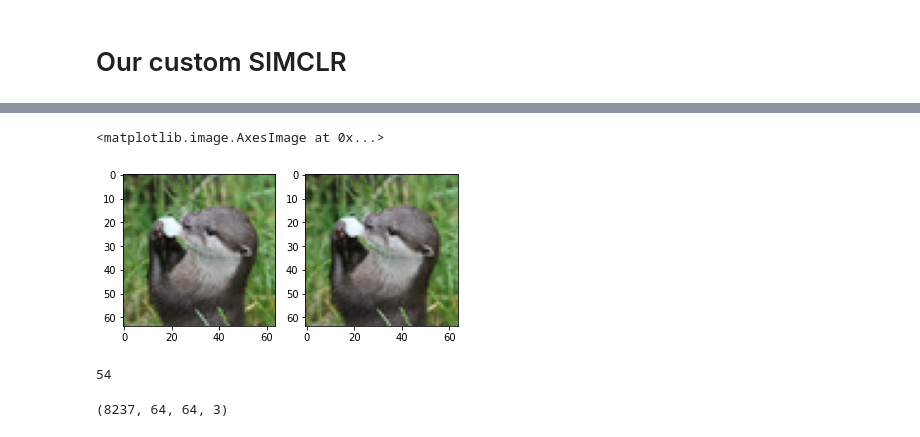
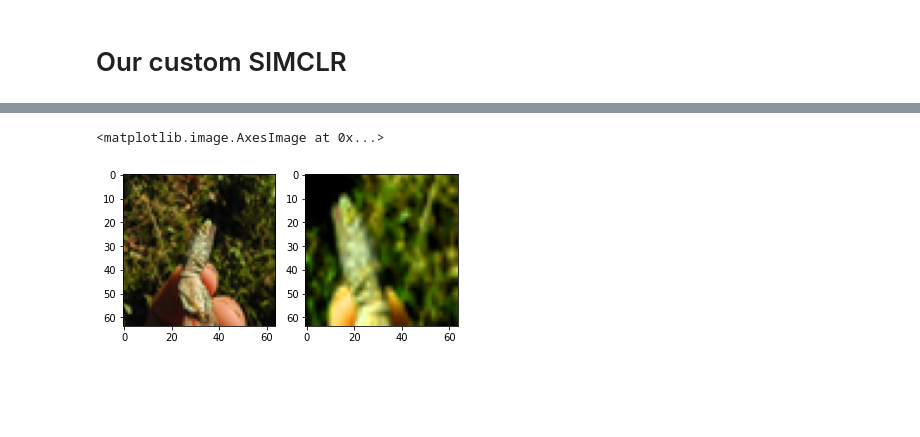
Before and after one commit to leagaze/contrastive-learning, a Jupyter notebook: Projet.ipynb, the cells around one changed output, grey strips where cells are left out. Saved outputs shown, nothing was run; the diff lists cells and outputs as text; code cells hidden in the pictures; blank space fills up the shorter version.

```diff
--- a/Projet.ipynb
+++ b/Projet.ipynb
@@ -149,4 +102,5 @@ x_lab, y_lab, x_unlab, x_test, y_test = load_semisup_data(path, CLASSES, image_s
 # %%
+x_lab, y_lab, x_unlab, x_test, y_test = load_semisup_data(path, CLASSES)
 print(x_lab.shape, y_lab.shape)
 print(x_unlab.shape)
 print(x_test.shape, y_test.shape)
@@ -228,0 +251,12 @@ _________________________________________________________________
+# %%
+preds=model.predict(x_lab)
+#print(preds.shape)
+fig, axes = plt.subplots(5, 1, figsize=(15, 15))
+for i in range(5):
+  axes[i].imshow(x_test[i*100]/255.)
+  true_text = CLASSES[int(y_test[i*100])]
+  pred_text = CLASSES[np.argmax(preds[i*100])]
+  axes[i].axis('off')
+  axes[i].text(64, 32, 'Ground truth: ' + true_text + '\n' + ' Prediction: ' + pred_text)
+
+model.evaluate(x_lab, y_lab)
@@ -229,7 +267,2 @@ _________________________________________________________________
 # %% [markdown]
 # Our custom SIMCLR
-# %%
-#récupération d'un tenseur pour tester notre fonction d'augmentation
-x_lab=tf.cast(x_lab, tf.float32)
-#test_tensor=x_lab[1]
-#test_tensor=np.array(test_tensor)
@@ -262,13 +268,0 @@ def gen_augmentation(batch):
-# %%
-def gen_augmentation(batch):
-#Cette fonction pioche une augmentation dans augmentations et l'applique au batch. Le papier montre qu'il est nécessaire d'avoir au minimum deux augmentations dans compose pour un apprentissage contrastif efficace.
-  augmentations=[A.ColorJitter(),A.HorizontalFlip(),A.GaussNoise(var_limit=0.001),A.Rotate(),A.ColorJitter(),A.VerticalFlip()]
-  arr=[]
-  for i in range(0,2): #remplacer 2 par n si on souhaite appliquer n augmentations simultanées
-    arr.append(augmentations[randint(len(augmentations))])
-  agm=A.Compose(arr)
-  augm_batch=[]
-  for img in batch:
-    augm_im=agm(image=np.array(img, dtype='uint8'))
-    augm_batch.append(augm_im['image'])
-  return augm_batch
@@ -275,20 +328,14 @@ def gen_augmentation(batch):
 # %%
-#cellule de test
-
-#sélection et augmentation d'un batch
+#puis on test avec notre tenseur test_tensor
 augm_batch=gen_augmentation(x_lab[0:20])
 
+
+#affichage des résultats
 plt.subplot(1, 2, 1)
-#affichage d'une image non augmentée
-plt.imshow(x_lab[0]/255.)
+plt.imshow(x_lab[2]/255.)
 plt.subplot(1, 2, 2)
-#affichage de la même image augmentée
-plt.imshow(augm_batch[0])
+plt.imshow(augm_batch[2])
 # %% [output]
 <matplotlib.image.AxesImage at 0x...>
-[figure, old version]
+[figure, new version]
-# %%
-print(augm_batch[0][0][0][0])
-# %% [output]
-54
 # %%
@@ -485,10 +502,6 @@ class LARSOptimizer(optimizer.Optimizer):
         self._momentum,
         use_locking=False,
         use_nesterov=False)
-# %%
-x_unlab.shape
-# %% [output]
-(8237, 64, 64, 3)
 # %%
 from keras.layers import Input, Dense, Conv2D, MaxPooling2D, GlobalAveragePooling2D, Flatten
 from keras.models import Model
```
Also changed, not shown: parts of 31 cells of this notebook.
